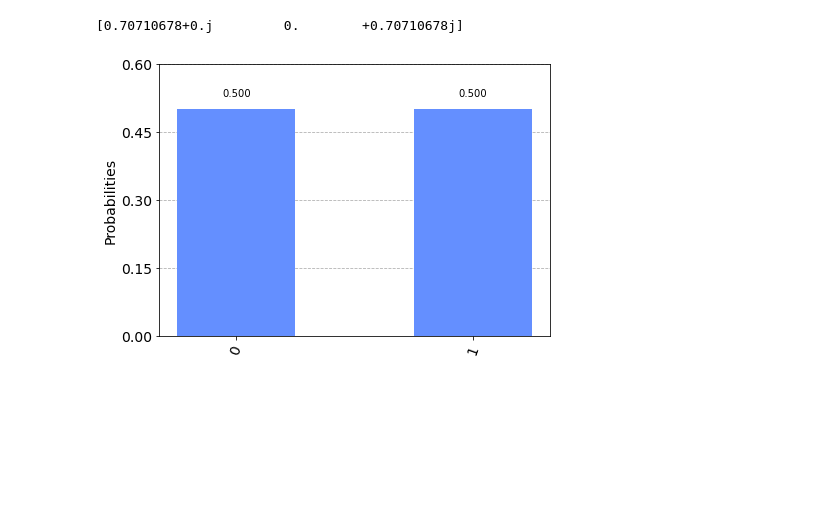
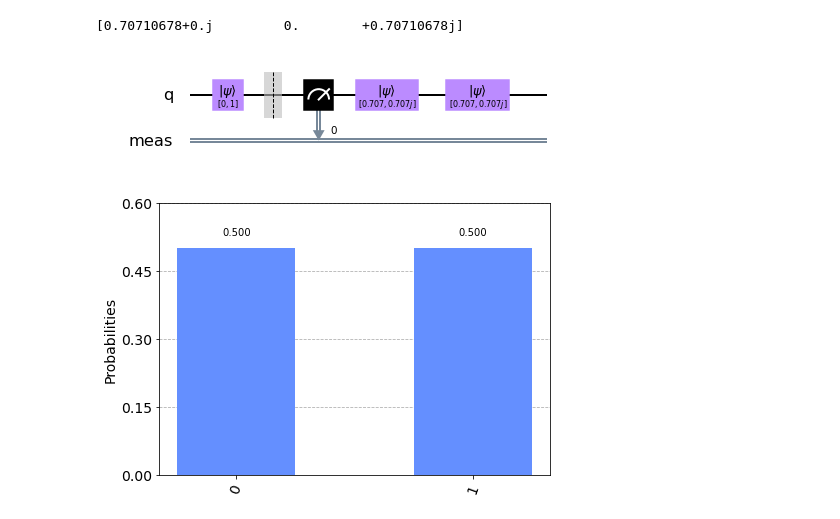
Before and after one commit to vabarbosa/vb_qiskit-quantumcomputing, a Jupyter notebook: qcircuit.ipynb, the cells around one changed output. Saved outputs shown, nothing was run; the diff lists cells and outputs as text; code cells hidden in the pictures; blank space fills up the shorter version.

```diff
--- a/qcircuit.ipynb
+++ b/qcircuit.ipynb
@@ -96,6 +101,10 @@ state = execute(qc,backend).result().get_statevector()
 print(state)
 # %% [output]
 [0.70710678+0.j         0.        +0.70710678j]
+# %%
+qc.draw(output='mpl')
+# %% [output]
+[figure, added]
 # %%
 results = execute(qc,backend).result().get_counts()
 plot_histogram(results)
```
Also changed, not shown: parts of 1 cell of this notebook.
